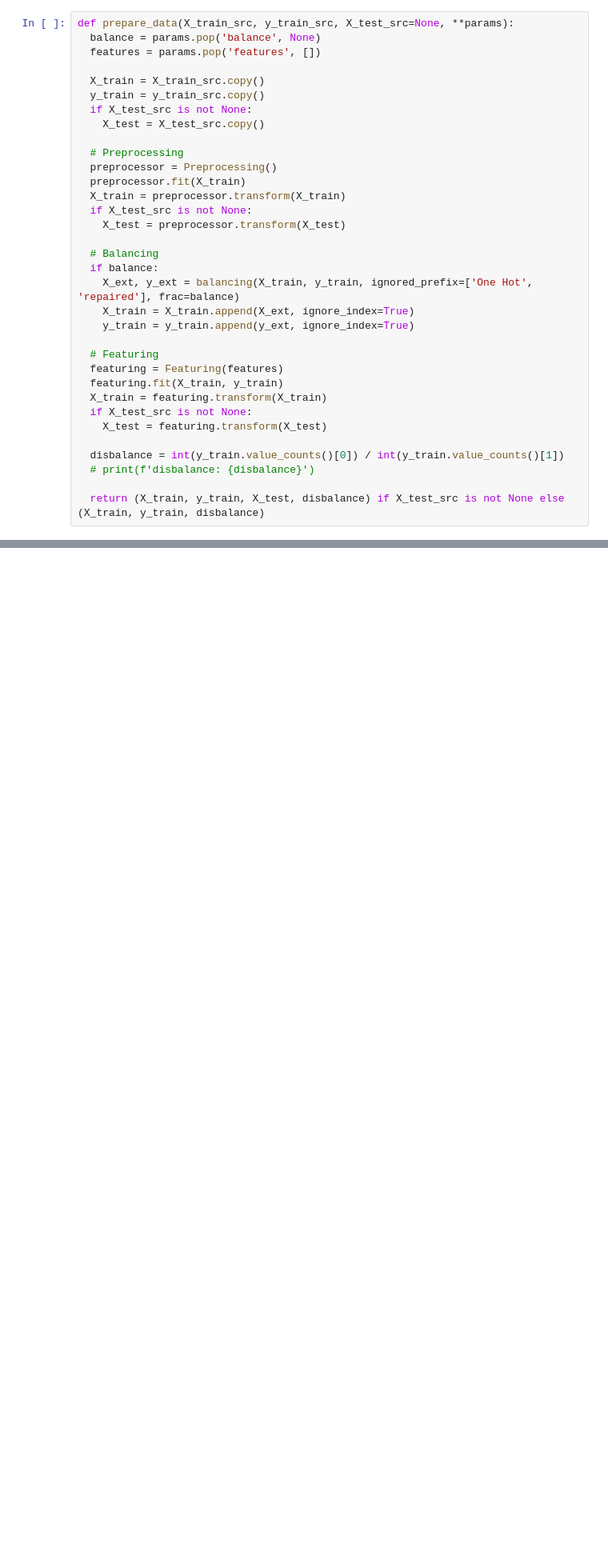
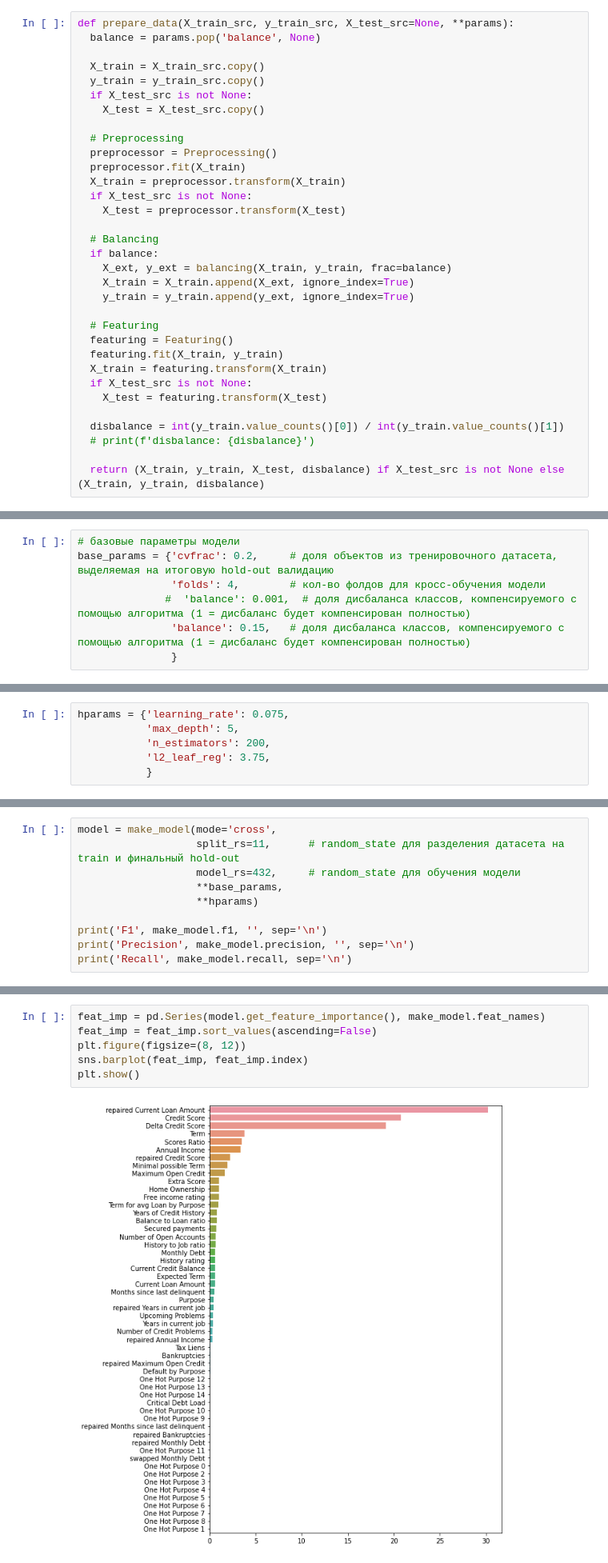
Before and after one commit to j2cry/gb_ds1_real_predict, a Jupyter notebook: MirzoianPeter_solution.ipynb, the cells around one changed output, grey strips where cells are left out. Shown at 80% size. Saved outputs shown, nothing was run; the diff lists cells and outputs as text; blank space fills up the shorter version.

```diff
--- a/MirzoianPeter_solution.ipynb
+++ b/MirzoianPeter_solution.ipynb
@@ -797,7 +834,6 @@ class Featuring:
 # %%
 def prepare_data(X_train_src, y_train_src, X_test_src=None, **params):
   balance = params.pop('balance', None)
-  features = params.pop('features', [])
 
   X_train = X_train_src.copy()
   y_train = y_train_src.copy()
@@ -813,12 +849,12 @@ def prepare_data(X_train_src, y_train_src, X_test_src=None, **params):
 
   # Balancing
   if balance:
-    X_ext, y_ext = balancing(X_train, y_train, ignored_prefix=['One Hot', 'repaired'], frac=balance)
+    X_ext, y_ext = balancing(X_train, y_train, frac=balance)
     X_train = X_train.append(X_ext, ignore_index=True)
     y_train = y_train.append(y_ext, ignore_index=True)
 
   # Featuring
-  featuring = Featuring(features)
+  featuring = Featuring()
   featuring.fit(X_train, y_train)
   X_train = featuring.transform(X_train)
   if X_test_src is not None:
@@ -1145,0 +1098,7 @@ def validation(**params):
+# %%
+# базовые параметры модели
+base_params = {'cvfrac': 0.2,     # доля объектов из тренировочного датасета, выделяемая на итоговую hold-out валидацию
+               'folds': 4,        # кол-во фолдов для кросс-обучения модели
+              #  'balance': 0.001,  # доля дисбаланса классов, компенсируемого с помощью алгоритма (1 = дисбаланс будет компенсирован полностью)
+               'balance': 0.15,   # доля дисбаланса классов, компенсируемого с помощью алгоритма (1 = дисбаланс будет компенсирован полностью)
+               }
@@ -1145,0 +1107,6 @@ def validation(**params):
+# %%
+hparams = {'learning_rate': 0.075,
+           'max_depth': 5,
+           'n_estimators': 200,
+           'l2_leaf_reg': 3.75,
+           }
@@ -1145,0 +1124,10 @@ def validation(**params):
+# %%
+model = make_model(mode='cross',
+                   split_rs=11,      # random_state для разделения датасета на train и финальный hold-out
+                   model_rs=432,     # random_state для обучения модели
+                   **base_params,
+                   **hparams)
+
+print('F1', make_model.f1, '', sep='\n')
+print('Precision', make_model.precision, '', sep='\n')
+print('Recall', make_model.recall, sep='\n')
@@ -1145,0 +1156,8 @@ def validation(**params):
+# %%
+feat_imp = pd.Series(model.get_feature_importance(), make_model.feat_names)
+feat_imp = feat_imp.sort_values(ascending=False)
+plt.figure(figsize=(8, 12))
+sns.barplot(feat_imp, feat_imp.index)
+plt.show()
+# %% [output]
+[figure, added]
```
Also changed, not shown: parts of 117 cells of this notebook.
